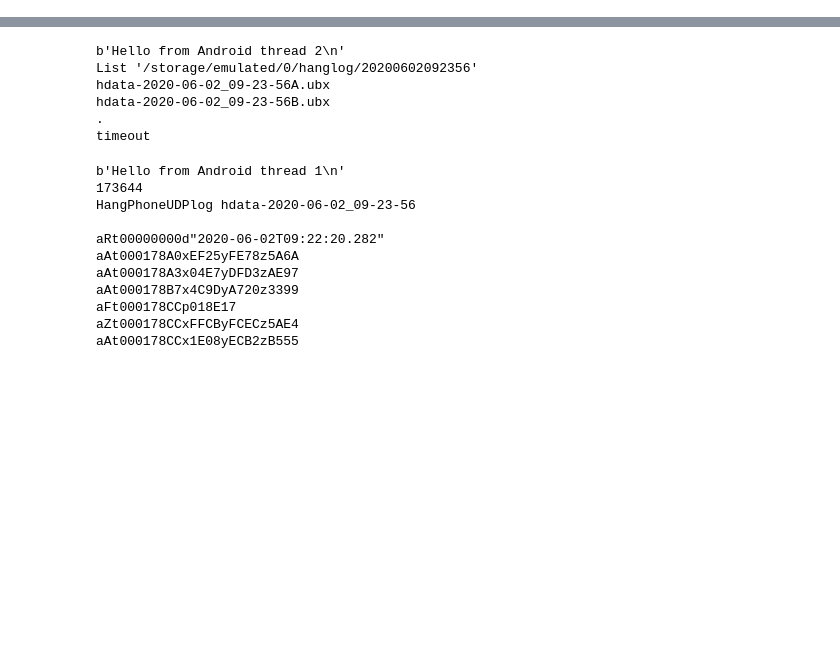
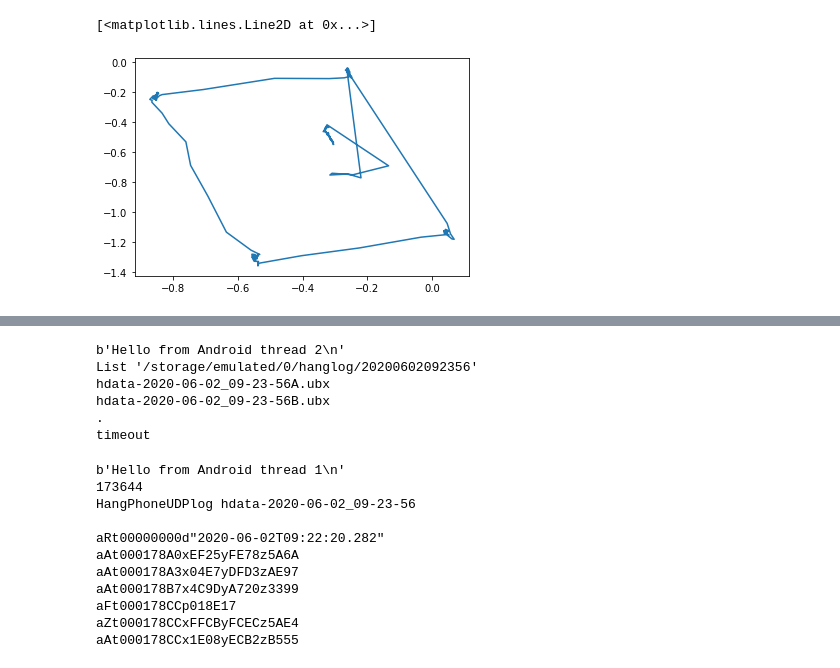
Before and after one commit to goatchurchprime/RTK_on_the_beach, a Jupyter notebook: notebooks/tcpoperatingrtknavi.ipynb, the cells around one changed output, grey strips where cells are left out. Drawn from its saved outputs; the diff is of its cells as text; code cells hidden in the pictures; blank space fills up the shorter version.

```diff
--- a/notebooks/tcpoperatingrtknavi.ipynb
+++ b/notebooks/tcpoperatingrtknavi.ipynb
@@ -14,0 +24,19 @@ os.path.exists
+# %%
+import sys
+sys.path.append("../scripts")
+from ubxpostutils import genconfig, readposfile
+lat0 = 53.395309
+lng0 = -2.972551
+
+wA = readposfile("../hanglog/20200602092356/hdata-2020-06-02_09-23-56A.pos", lat0, lng0)
+wB = readposfile("../hanglog/20200602092356/hdata-2020-06-02_09-23-56B.pos", lat0, lng0)
+
+
+%matplotlib inline
+from matplotlib import pyplot as plt
+#plt.plot(wA.lat, wA.lng)
+w = wB[wB.Q == 2]
+plt.plot(w.x, w.y)
+# %% [output]
+[<matplotlib.lines.Line2D at 0x...>]
+[figure, added]
```
Also changed, not shown: parts of 4 cells of this notebook, 3 other files.
